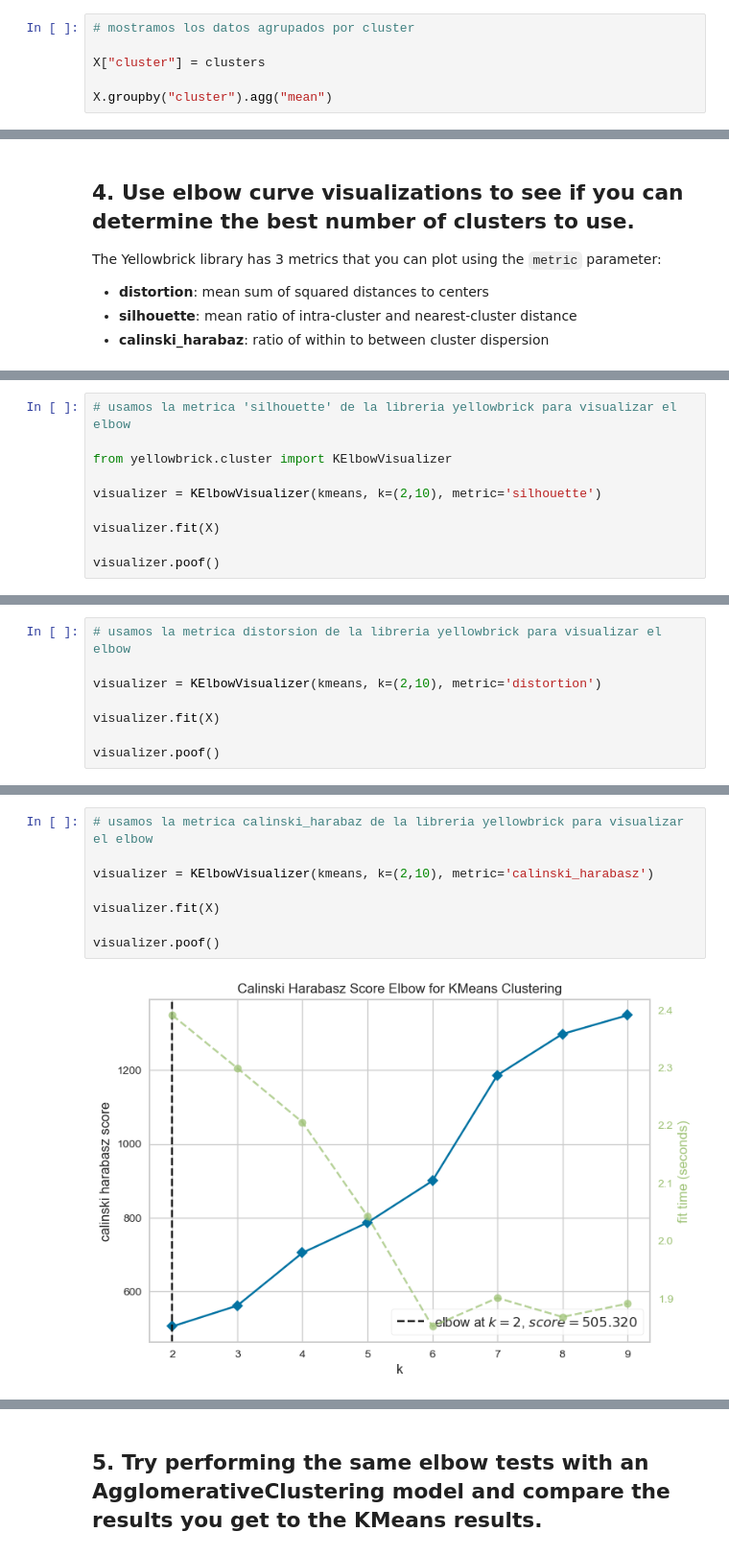
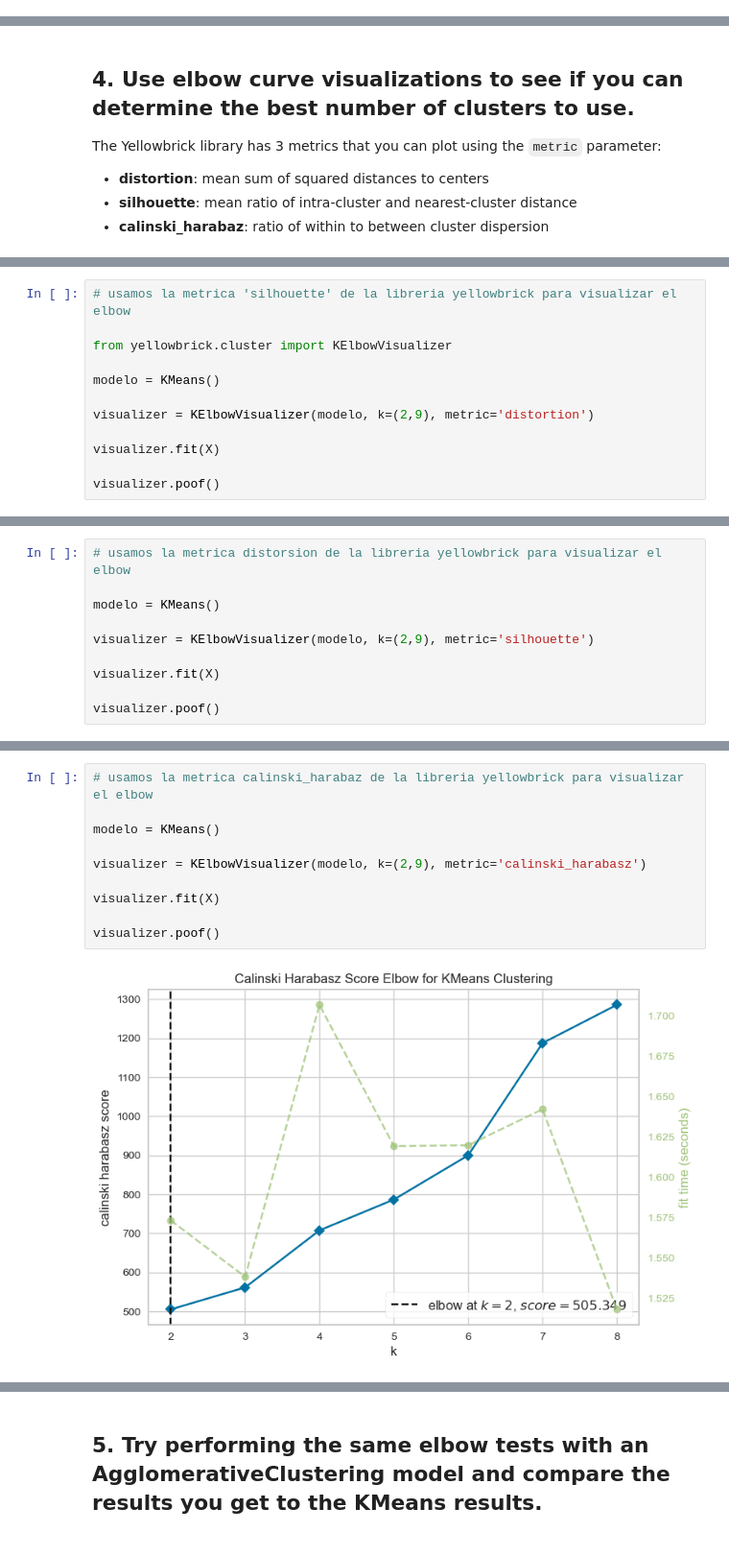
Before and after one commit to Ironhack-Data-Madrid-Octubre-2023/7.4-lab_unsupervised_learning_evaluation, a Jupyter notebook: your-code/main.ipynb, the cells around one changed output, grey strips where cells are left out. Shown at 96% size. Drawn from its saved outputs; the diff is of its cells as text.

```diff
--- a/your-code/main.ipynb
+++ b/your-code/main.ipynb
@@ -76,6 +46,0 @@ plt.scatter(X_pca[:,0], X_pca[:,1], c=clusters)
-# %%
-# mostramos los datos agrupados por cluster
-
-X["cluster"] = clusters
-
-X.groupby("cluster").agg("mean")
@@ -157,7 +111,9 @@ Note: you may need to restart the kernel to use updated packages.
 
 from yellowbrick.cluster import KElbowVisualizer
 
-visualizer = KElbowVisualizer(kmeans, k=(2,10), metric='silhouette')
+modelo = KMeans()
+
+visualizer = KElbowVisualizer(modelo, k=(2,9), metric='distortion')
 
 visualizer.fit(X)
 
@@ -168,7 +124,9 @@ visualizer.poof()
 # %%
 # usamos la metrica distorsion de la libreria yellowbrick para visualizar el elbow
 
-visualizer = KElbowVisualizer(kmeans, k=(2,10), metric='distortion')
+modelo = KMeans()
+
+visualizer = KElbowVisualizer(modelo, k=(2,9), metric='silhouette')
 
 visualizer.fit(X)
 
@@ -179,13 +137,15 @@ visualizer.poof()
 # %%
 # usamos la metrica calinski_harabaz de la libreria yellowbrick para visualizar el elbow
 
-visualizer = KElbowVisualizer(kmeans, k=(2,10), metric='calinski_harabasz')
+modelo = KMeans()
+
+visualizer = KElbowVisualizer(modelo, k=(2,9), metric='calinski_harabasz')
 
 visualizer.fit(X)
 
 visualizer.poof()
 # %% [output]
-[figure, old version]
+[figure, new version]
 <Axes: title={'center': 'Calinski Harabasz Score Elbow for KMeans Clustering'}, xlabel='k', ylabel='calinski harabasz score'>
 # %% [markdown]
 ## 5. Try performing the same elbow tests with an AgglomerativeClustering model and compare the results you get to the KMeans results.
```
Also changed, not shown: parts of 25 cells of this notebook.
